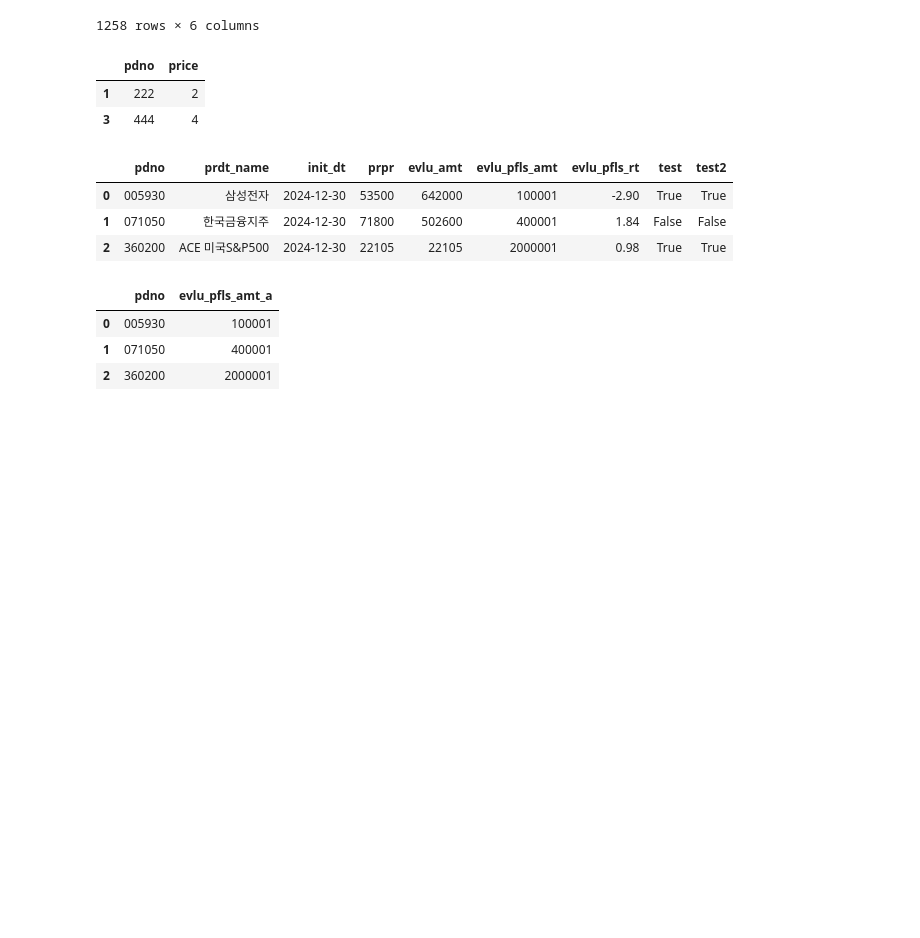
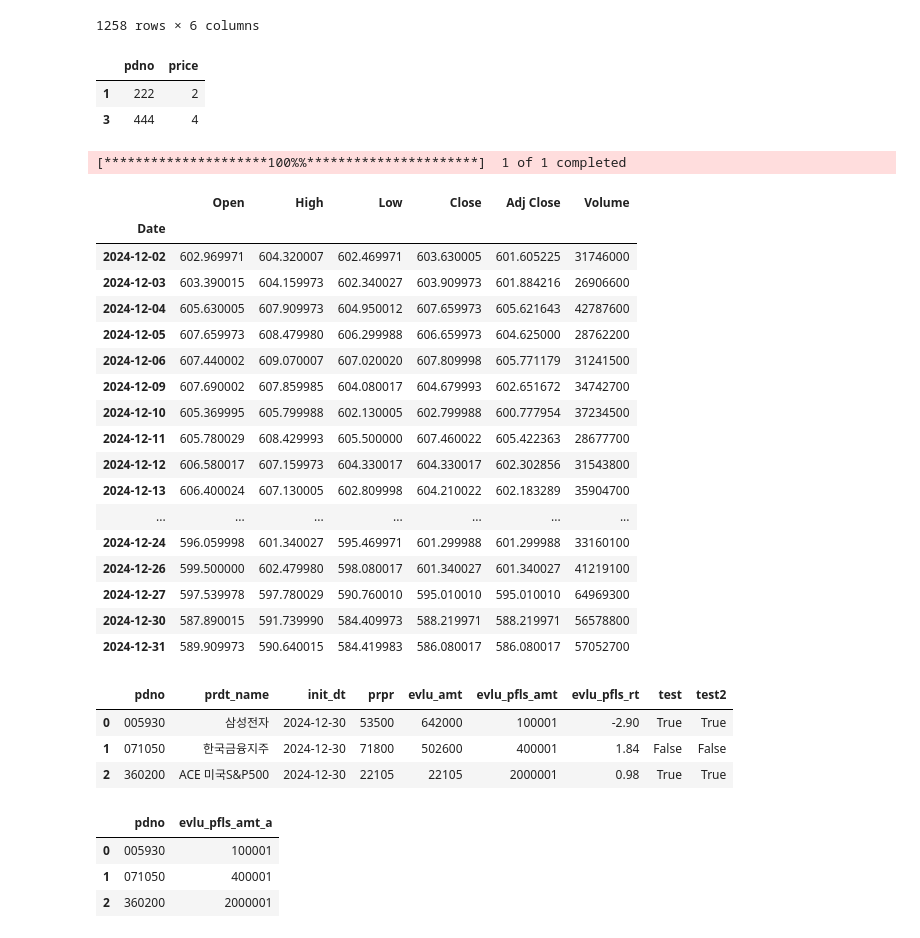
Before and after one commit to SangminAlexLee/KIS_us_quant, a Jupyter notebook: test.ipynb, the cells around one changed output. Cells and saved outputs as stored; diff of their text form; code cells hidden in the pictures; blank space fills up the shorter version.

```diff
--- a/test.ipynb
+++ b/test.ipynb
@@ -213,3 +211,27 @@ df_holding_stock_details2 =df_holding_stock_details
+# %%
+start_date='2024-12-01'
+end_date='2025-01-01'
+yf.download('SPY', start=start_date, end=end_date)
+# %% [output]
+[*********************100%%**********************]  1 of 1 completed
+|  | Open | High | Low | Close | Adj Close | Volume |
+| Date |  |  |  |  |  |  |
+| 2024-12-02 | 602.969971 | 604.320007 | 602.469971 | 603.630005 | 601.605225 | 31746000 |
+| 2024-12-03 | 603.390015 | 604.159973 | 602.340027 | 603.909973 | 601.884216 | 26906600 |
+| 2024-12-04 | 605.630005 | 607.909973 | 604.950012 | 607.659973 | 605.621643 | 42787600 |
+| 2024-12-05 | 607.659973 | 608.479980 | 606.299988 | 606.659973 | 604.625000 | 28762200 |
+| 2024-12-06 | 607.440002 | 609.070007 | 607.020020 | 607.809998 | 605.771179 | 31241500 |
+| 2024-12-09 | 607.690002 | 607.859985 | 604.080017 | 604.679993 | 602.651672 | 34742700 |
+| 2024-12-10 | 605.369995 | 605.799988 | 602.130005 | 602.799988 | 600.777954 | 37234500 |
+| 2024-12-11 | 605.780029 | 608.429993 | 605.500000 | 607.460022 | 605.422363 | 28677700 |
+| 2024-12-12 | 606.580017 | 607.159973 | 604.330017 | 604.330017 | 602.302856 | 31543800 |
+| 2024-12-13 | 606.400024 | 607.130005 | 602.809998 | 604.210022 | 602.183289 | 35904700 |
+| ... | ... | ... | ... | ... | ... | ... |
+| 2024-12-24 | 596.059998 | 601.340027 | 595.469971 | 601.299988 | 601.299988 | 33160100 |
+| 2024-12-26 | 599.500000 | 602.479980 | 598.080017 | 601.340027 | 601.340027 | 41219100 |
+| 2024-12-27 | 597.539978 | 597.780029 | 590.760010 | 595.010010 | 595.010010 | 64969300 |
+| 2024-12-30 | 587.890015 | 591.739990 | 584.409973 | 588.219971 | 588.219971 | 56578800 |
+| 2024-12-31 | 589.909973 | 590.640015 | 584.419983 | 586.080017 | 586.080017 | 57052700 |
 # %%
 # df_holding_stock_details.loc[:, 'test2'] = [True, False, True]
 df_holding_stock_details.loc[:, 'test2'] = df_holding_stock_details['test']
```
Also changed, not shown: parts of 1 cell of this notebook, 3 other files.
